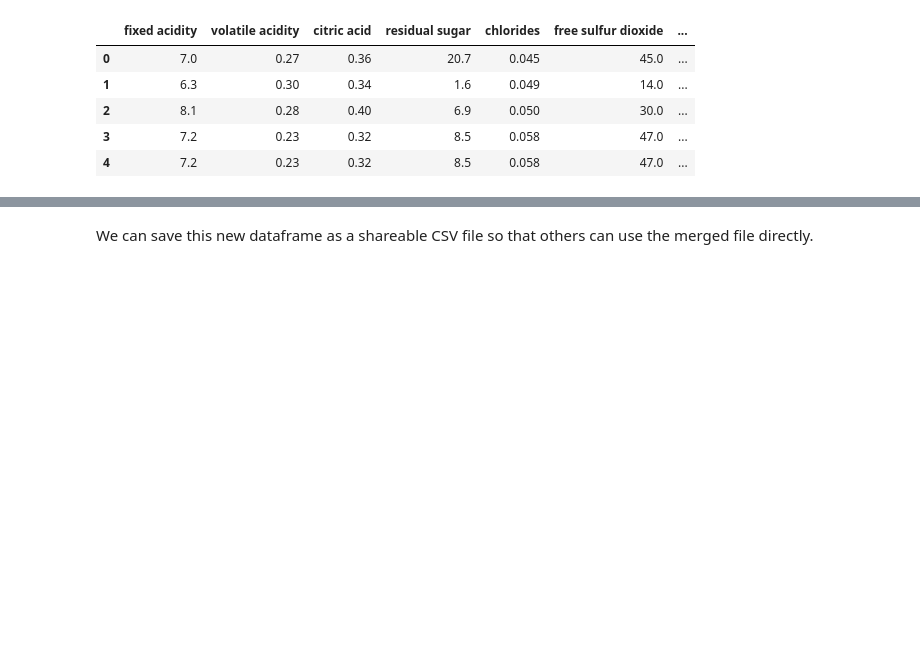
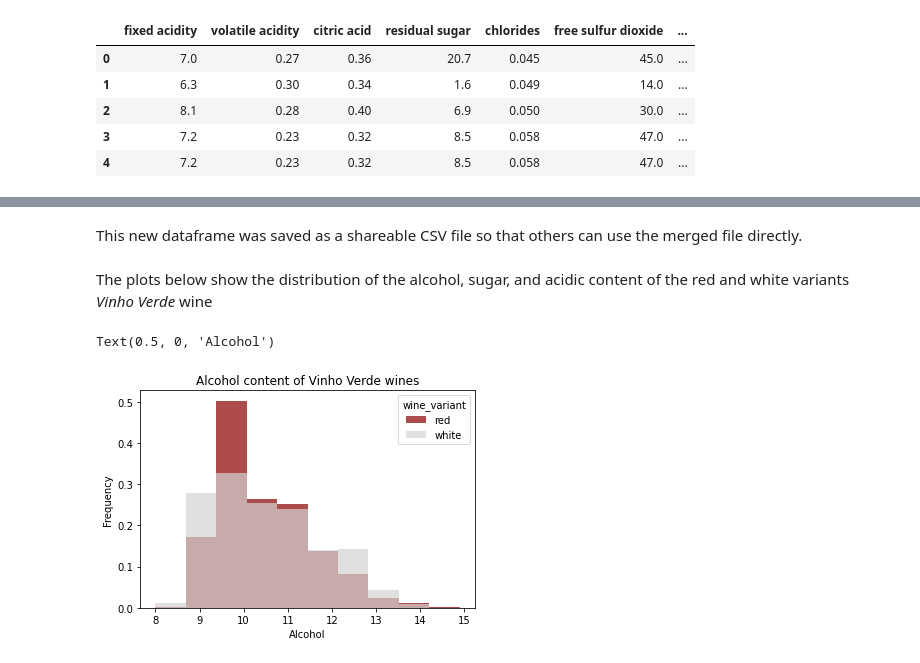
Before and after one commit to ItunuoluwaOlowoye/winequality-analysis, a Jupyter notebook: Wine Quality Analysis.ipynb, the cells around one changed output, grey strips where cells are left out. Cells and saved outputs as stored; diff of their text form; code cells hidden in the pictures; blank space fills up the shorter version.

```diff
--- a/Wine Quality Analysis.ipynb
+++ b/Wine Quality Analysis.ipynb
@@ -32,7 +33,7 @@ df_red.head()
 # %%
 # df_white is the dataframe containing the white wine dataset
 
-df_white = pd.read_csv(r'C:\Users\itunu\Jupyter notebooks\WineQuality Dataset\winequality-white.csv', sep = ';')
+df_white = pd.read_csv(r'C:\Users\Itunuoluwa\jyptr notebooks\WineQuality analysis\winequality-white.csv', sep = ';')
 df_white.head()
 # %% [output]
 |  | fixed acidity | volatile acidity | citric acid | residual sugar | chlorides | free sulfur dioxide | ... |
@@ -130,13 +151,13 @@ The *numpy* package will also need to be imported
 import numpy as np
 
 # create color array for red dataframe for all 1599 observations
-color_red = np.repeat('red', 1599)
+red_wine = np.repeat('red', 1599)
 
 # create color array for white dataframe
-color_white = np.repeat('white', 4898)
+white_wine = np.repeat('white', 4898)
 # %%
 # add array to the red wine dataframe under the column 'color'
-df_red['color'] = color_red
+df_red['wine_variant'] = red_wine
 df_red.head()
 # %% [output]
 |  | fixed acidity | volatile acidity | citric acid | residual sugar | chlorides | free sulfur dioxide | ... |
@@ -147,7 +168,7 @@ df_red.head()
 | 4 | 7.4 | 0.70 | 0.00 | 1.9 | 0.076 | 11.0 | ... |
 # %%
 # add aray to the white wine dataframe under the same column 'color'
-df_white['color'] = color_white
+df_white['wine_variant'] = white_wine
 df_white.head()
 # %% [output]
 |  | fixed acidity | volatile acidity | citric acid | residual sugar | chlorides | free sulfur dioxide | ... |
@@ -182,7 +203,21 @@ Data columns (total 13 columns):
 dtypes: float64(11), int64(1), object(1)
 memory usage: 660.0+ KB
 # %% [markdown]
-We can save this new dataframe as a shareable CSV file so that others can use the merged file directly.
+This new dataframe was saved as a shareable CSV file so that others can use the merged file directly.
 # %%
 # save the dataframe
 wine_df.to_csv('winequality_merged.csv', index=False)
+# %% [markdown]
+The plots below show the distribution of the alcohol, sugar, and acidic content of the red and white variants *Vinho Verde* wine
+# %%
+# for color coding
+wine_variant = wine_df.pivot(columns='wine_variant', values='alcohol')
+
+# alcohol distribution
+fig = wine_variant.plot(kind = 'hist',
+                        density = True, color=['DarkRed', 'LightGray'], alpha = 0.7,
+                        title = 'Alcohol content of Vinho Verde wines')
+fig.set_xlabel('Alcohol')
+# %% [output]
+Text(0.5, 0, 'Alcohol')
+[figure, added]
```
Also changed, not shown: parts of 26 cells of this notebook.
